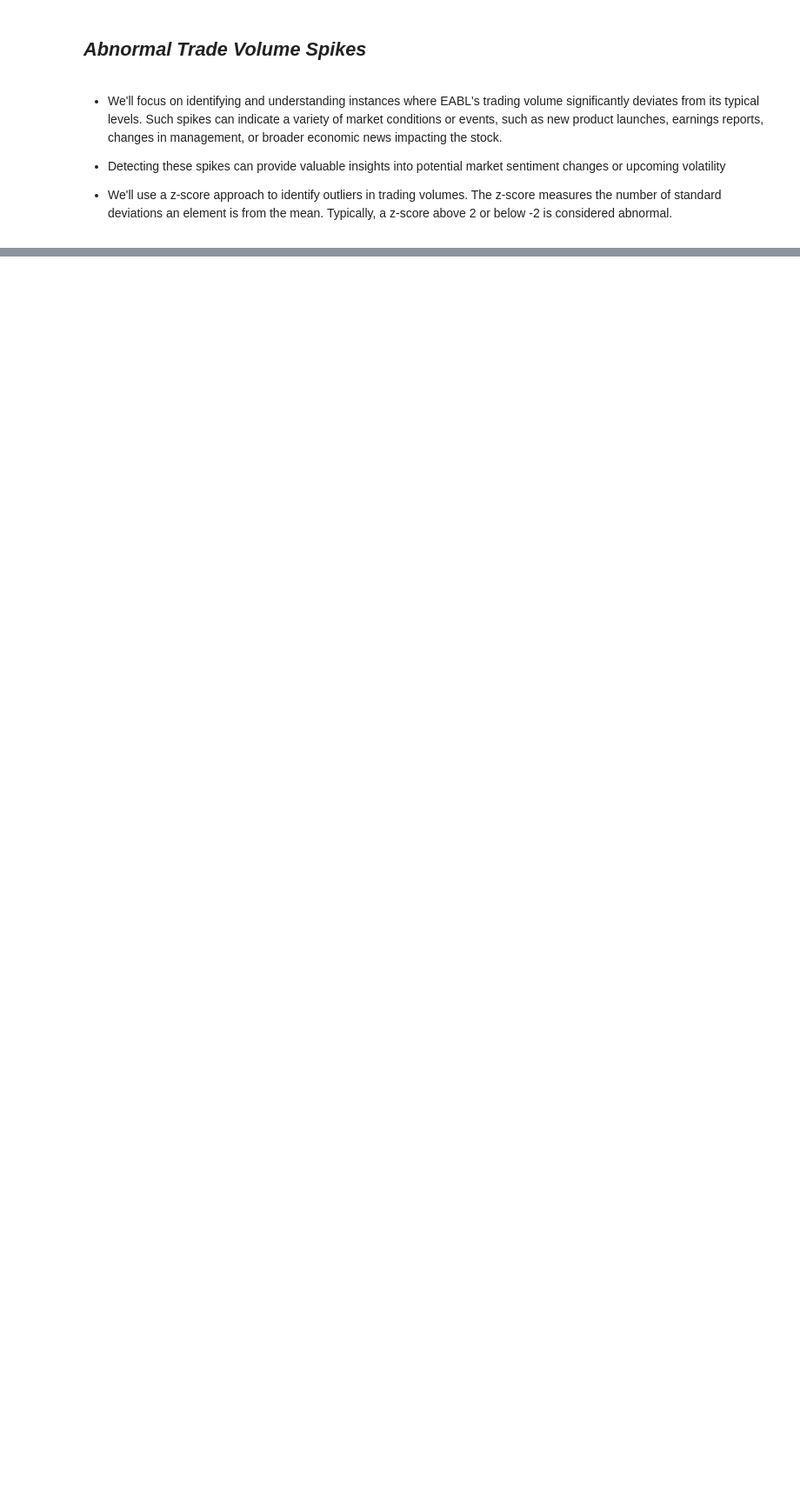
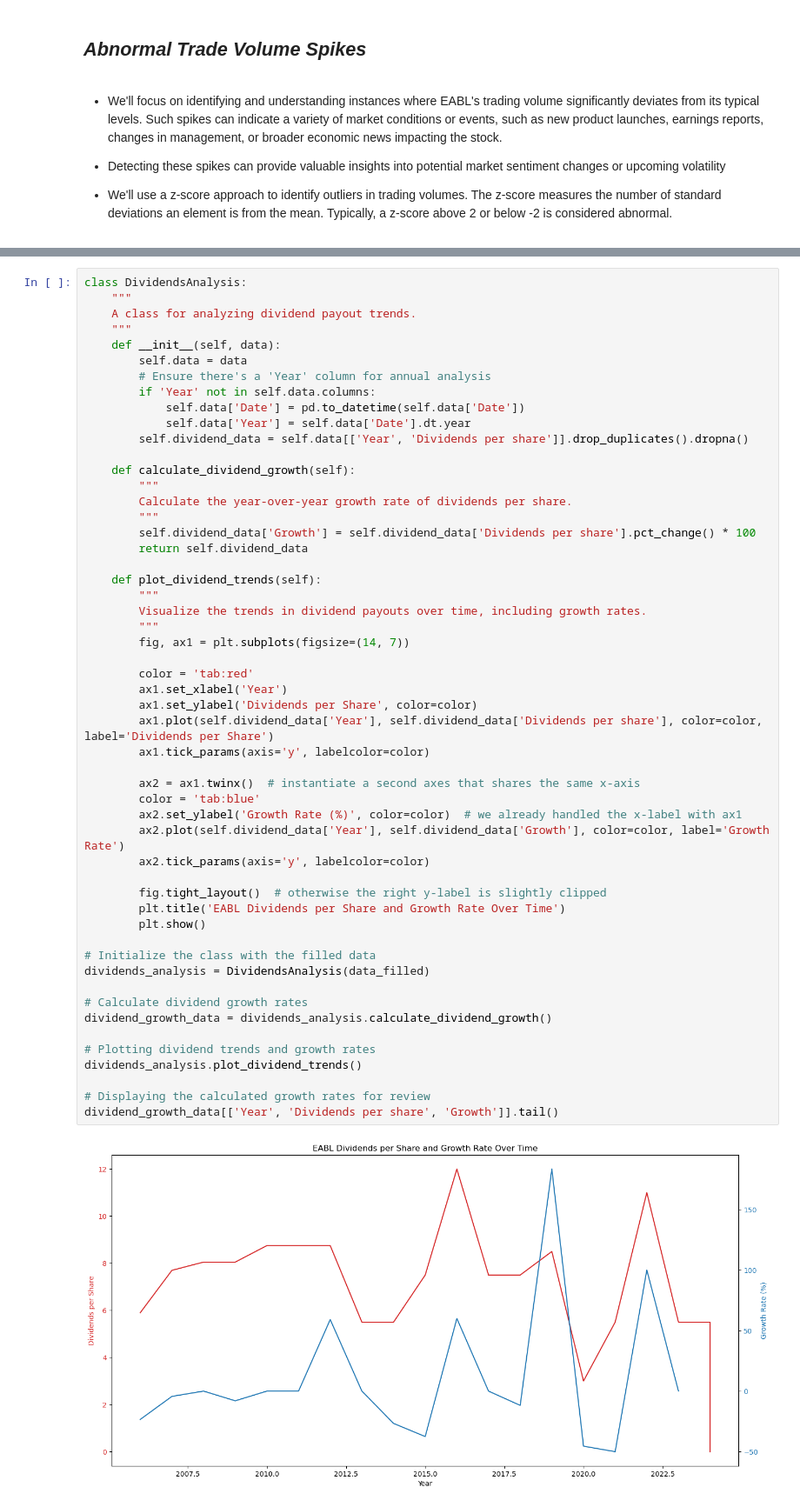
Before and after one commit to derak-isaack/dsc-capstone-project_finale, a Jupyter notebook: code/notebook.ipynb, the cells around one changed output, grey strips where cells are left out. Shown at 87% size. Saved outputs shown, nothing was run; the diff lists cells and outputs as text; blank space fills up the shorter version.

```diff
--- a/code/notebook.ipynb
+++ b/code/notebook.ipynb
@@ -249,0 +329,55 @@ Latest Calculated Volatility Rate: 42.13%
+# %%
+class DividendsAnalysis:
+    """
+    A class for analyzing dividend payout trends.
+    """
+    def __init__(self, data):
+        self.data = data
+        # Ensure there's a 'Year' column for annual analysis
+        if 'Year' not in self.data.columns:
+            self.data['Date'] = pd.to_datetime(self.data['Date'])
+            self.data['Year'] = self.data['Date'].dt.year
+        self.dividend_data = self.data[['Year', 'Dividends per share']].drop_duplicates().dropna()
+
+    def calculate_dividend_growth(self):
+        """
+        Calculate the year-over-year growth rate of dividends per share.
+        """
+        self.dividend_data['Growth'] = self.dividend_data['Dividends per share'].pct_change() * 100
+        return self.dividend_data
+
+    def plot_dividend_trends(self):
+        """
+        Visualize the trends in dividend payouts over time, including growth rates.
+        """
+        fig, ax1 = plt.subplots(figsize=(14, 7))
+
+        color = 'tab:red'
+        ax1.set_xlabel('Year')
+        ax1.set_ylabel('Dividends per Share', color=color)
+        ax1.plot(self.dividend_data['Year'], self.dividend_data['Dividends per share'], color=color, label='Dividends per Share')
+        ax1.tick_params(axis='y', labelcolor=color)
+
+        ax2 = ax1.twinx()  # instantiate a second axes that shares the same x-axis
+        color = 'tab:blue'
+        ax2.set_ylabel('Growth Rate (%)', color=color)  # we already handled the x-label with ax1
+        ax2.plot(self.dividend_data['Year'], self.dividend_data['Growth'], color=color, label='Growth Rate')
+        ax2.tick_params(axis='y', labelcolor=color)
+
+        fig.tight_layout()  # otherwise the right y-label is slightly clipped
+        plt.title('EABL Dividends per Share and Growth Rate Over Time')
+        plt.show()
+
+# Initialize the class with the filled data
+dividends_analysis = DividendsAnalysis(data_filled)
+
+# Calculate dividend growth rates
+dividend_growth_data = dividends_analysis.calculate_dividend_growth()
+
+# Plotting dividend trends and growth rates
+dividends_analysis.plot_dividend_trends()
+
+# Displaying the calculated growth rates for review
+dividend_growth_data[['Year', 'Dividends per share', 'Growth']].tail()
+# %% [output]
+[figure, added]
```
Also changed, not shown: parts of 6 cells of this notebook, 1 other file.
